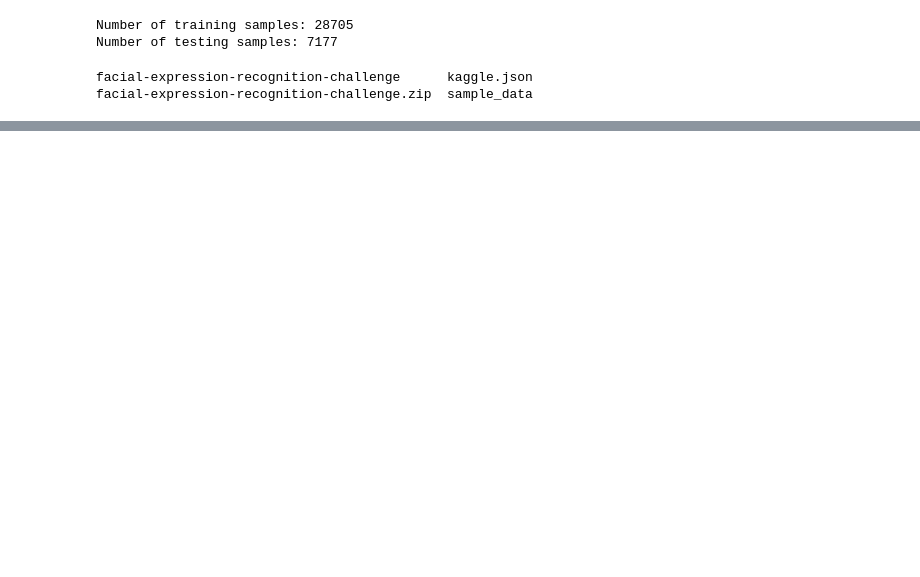
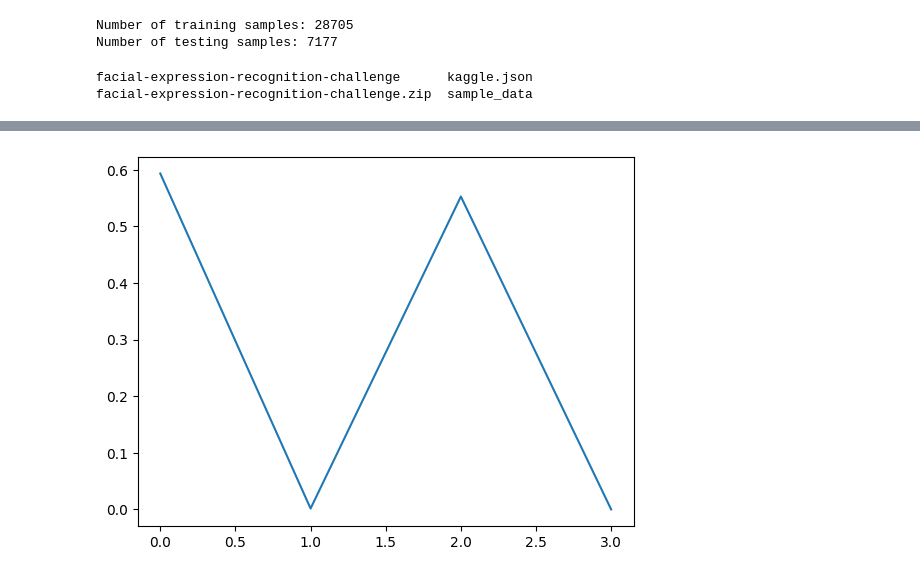
Before and after one commit to Musoye/ai, a Jupyter notebook: facial_emotion/face_emotion.ipynb, the cells around one changed output, grey strips where cells are left out. Saved outputs shown, nothing was run; the diff lists cells and outputs as text; code cells hidden in the pictures; blank space fills up the shorter version.

```diff
--- a/facial_emotion/face_emotion.ipynb
+++ b/facial_emotion/face_emotion.ipynb
@@ -78,7 +84,7 @@ from torch.utils.data import DataLoader, TensorDataset
 # ])
 
 transform = transforms.Compose([
-    transforms.Resize((28, 28)),
+    transforms.Resize((48, 48)),
     transforms.Normalize([0.5], [0.5])
 ])
 
@@ -168,10 +203,13 @@ Sequential(
 # %%
 import torch
+from matplotlib  import pyplot as plt
 
+lr = 0.001
 loss_fn = nn.CrossEntropyLoss()
 optimizer = torch.optim.Adam(model.parameters(), lr=0.001)
+all_losses = []
 torch.manual_seed(1)
-num_epochs = 50
+num_epochs = 20
 log_epoch = 5
 
 for epoch in range(num_epochs):
@@ -188,6 +226,8 @@ for epoch in range(num_epochs):
     accuracy_hist_train += is_correct.sum()
   accuracy_hist_train /= len(train_loader.dataset)
   if (epoch % log_epoch == 0):
+    all_losses.append(loss)
+    print(f'loss {loss}')
     print(f'Epoch {epoch + 1} Accuracy '
     f'{accuracy_hist_train:.4f}')
 # %% [output]
@@ -204,3 +242,11 @@ Epoch 46 Accuracy 0.6277
+# %%
+plt.figure()
+for i, ele in enumerate(all_losses):
+   all_losses[i] = ele.detach().numpy()
+plt.plot(all_losses)
+plt.show()
+# %% [output]
+[figure, added]
 # %%
 from google.colab import files
 
```
Also changed, not shown: parts of 8 cells of this notebook, 6 other files.
